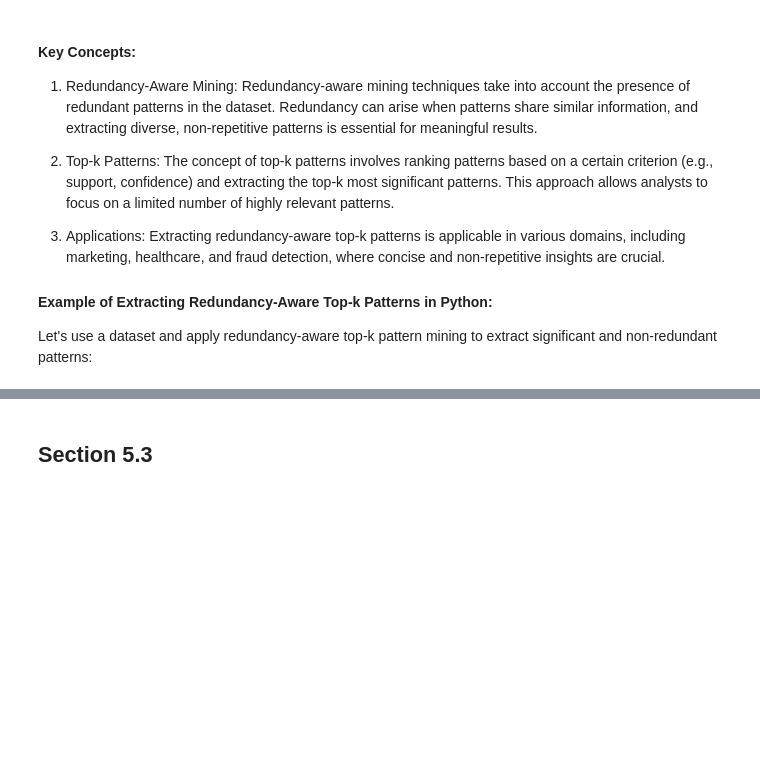
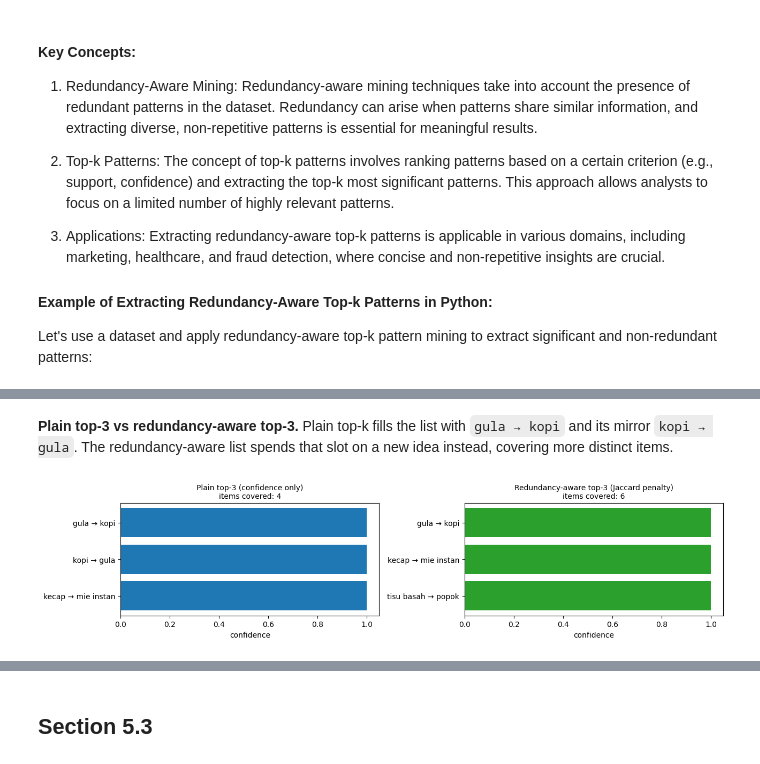
Before and after one commit to kcv-if/Modul-DM-RKA, a Jupyter notebook: Materi/5 - Sequential/5 - Sequential Pattern Analysis.ipynb, the cells around one changed output, grey strips where cells are left out. Saved outputs shown, nothing was run; the diff lists cells and outputs as text; code cells hidden in the pictures; blank space fills up the shorter version.

Commit message:
redundancy aware

```diff
--- a/Materi/5 - Sequential/5 - Sequential Pattern Analysis.ipynb
+++ b/Materi/5 - Sequential/5 - Sequential Pattern Analysis.ipynb
@@ -479,0 +492,7 @@ Redundancy-Aware Top-k Patterns:
+# %%
+def jaccard_similarity(A, B):
+    intersection = len(A & B)
+    union = len(A | B)
+    if union == 0:
+        return 0.0
+    return intersection / union
@@ -479,0 +590,35 @@ Redundancy-Aware Top-k Patterns:
+# %% [markdown]
+**Plain top-3 vs redundancy-aware top-3.** Plain top-k fills the list with `gula → kopi` and its mirror `kopi → gula`. The redundancy-aware list spends that slot on a new idea instead, covering more distinct items.
+# %%
+def select_top_k_trace(rules, k, penalty=0.5):
+    """Same greedy selection as select_top_k, but also records every candidate's score per round."""
+    ranked = rules.sort_values(by='confidence', ascending=False).reset_index(drop=True)
+    chosen, rounds = [], []
+    while len(chosen) < k and len(chosen) < len(ranked):
+        scores = {}
+        for i, rule in ranked.iterrows():
+            if i in chosen:
+                continue
+            redundancy = max((jaccard_similarity(rule['pattern'], ranked.loc[j, 'pattern']) for j in chosen), default=0.0)
+            scores[i] = rule['confidence'] - penalty * redundancy
+        chosen.append(max(scores, key=scores.get))
+        rounds.append(scores)
+    return ranked, chosen, rounds
+
+K = 3
+ranked, chosen, rounds = select_top_k_trace(market_rules, k=K)
+
+plain = ranked.head(K)
+aware = ranked.loc[chosen]
+
+fig, axes = plt.subplots(1, 2, figsize=(13, 3.2), sharex=True)
+for ax, picked, title in [(axes[0], plain, 'Plain top-3 (confidence only)'),
+                          (axes[1], aware, 'Redundancy-aware top-3 (Jaccard penalty)')]:
+    n_items = len(frozenset().union(*picked['pattern']))
+    ax.barh(picked['rule'][::-1], picked['confidence'][::-1], color='tab:blue' if picked is plain else 'tab:green')
+    ax.set_title(f'{title}\nitems covered: {n_items}', fontsize=10)
+    ax.set_xlabel('confidence')why do we use
+plt.tight_layout()
+plt.show()
+# %% [output]
+[figure, added]
```
Also changed, not shown: parts of 19 cells of this notebook.
